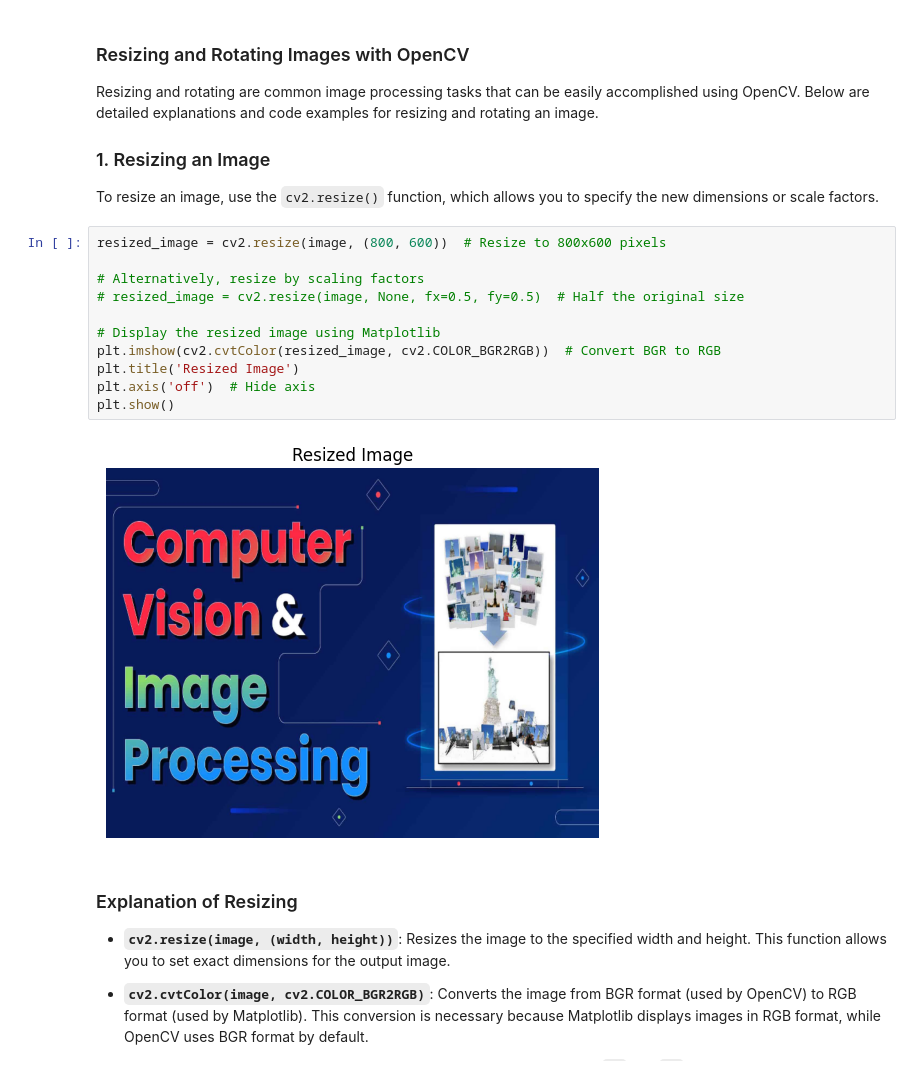
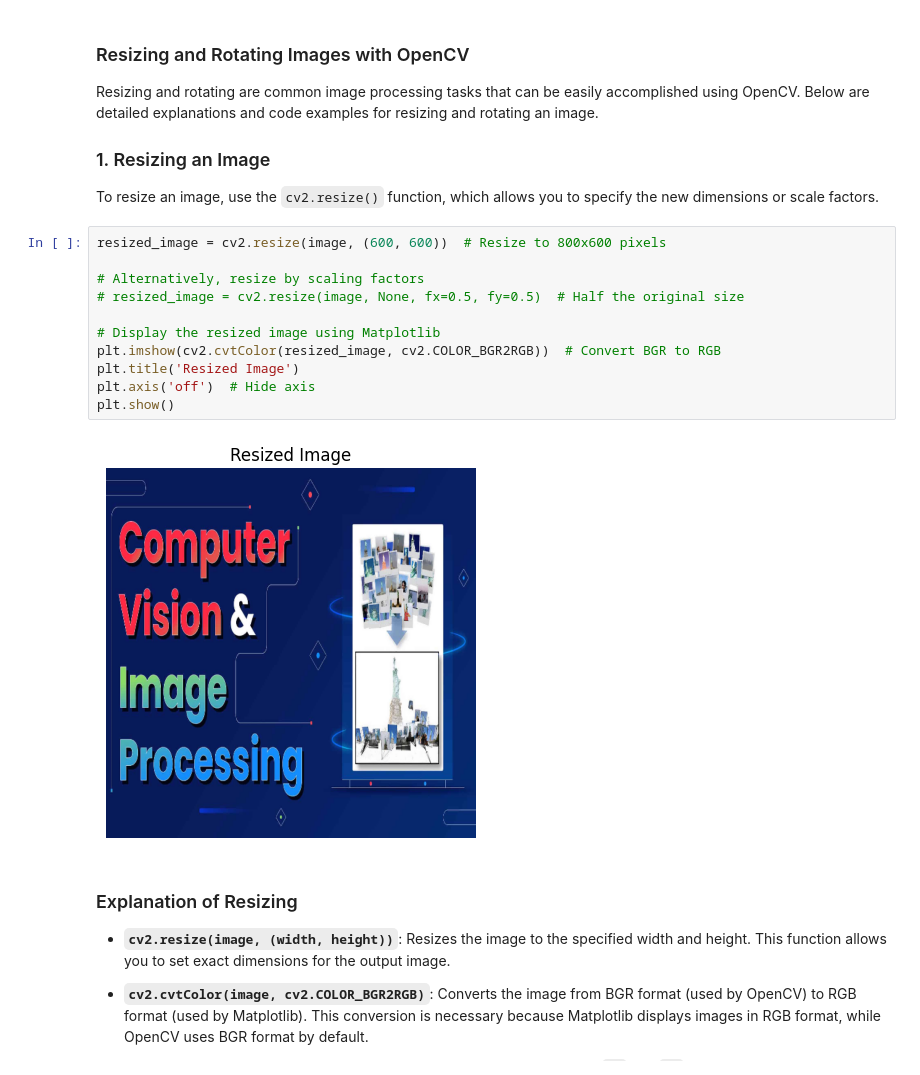
Before and after one commit to Image-Processing-AUT/Introduction-to-Image-Processing, a Jupyter notebook: Untitled.ipynb, the cells around one changed output. Saved outputs shown, nothing was run; the diff lists cells and outputs as text.

```diff
--- a/Untitled.ipynb
+++ b/Untitled.ipynb
@@ -262,18 +265,18 @@ Resizing and rotating are common image processing tasks that can be easily accom
 
 To resize an image, use the `cv2.resize()` function, which allows you to specify the new dimensions or scale factors.
 # %%
-resized_image = cv2.resize(image, (800, 600))  # Resize to 800x600 pixels
+resized_image = cv2.resize(image, (600, 600))  # Resize to 800x600 pixels
 
 # Alternatively, resize by scaling factors
 # resized_image = cv2.resize(image, None, fx=0.5, fy=0.5)  # Half the original size
 
 # Display the resized image using Matplotlib
 plt.imshow(cv2.cvtColor(resized_image, cv2.COLOR_BGR2RGB))  # Convert BGR to RGB
 plt.title('Resized Image')
 plt.axis('off')  # Hide axis
 plt.show()
 # %% [output]
-[figure, old version]
+[figure, new version]
 # %% [markdown]
 ### Explanation of Resizing
 
```
Also changed, not shown: parts of 16 cells of this notebook.
